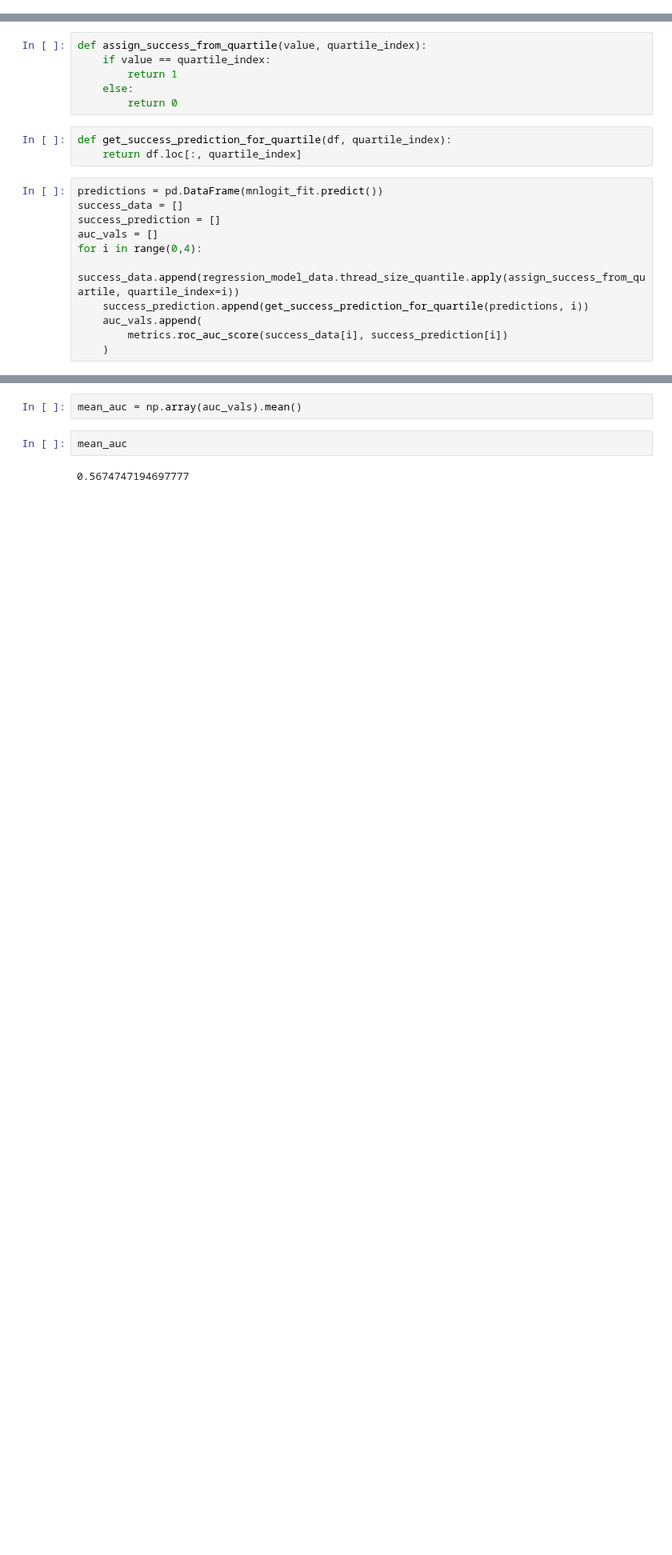
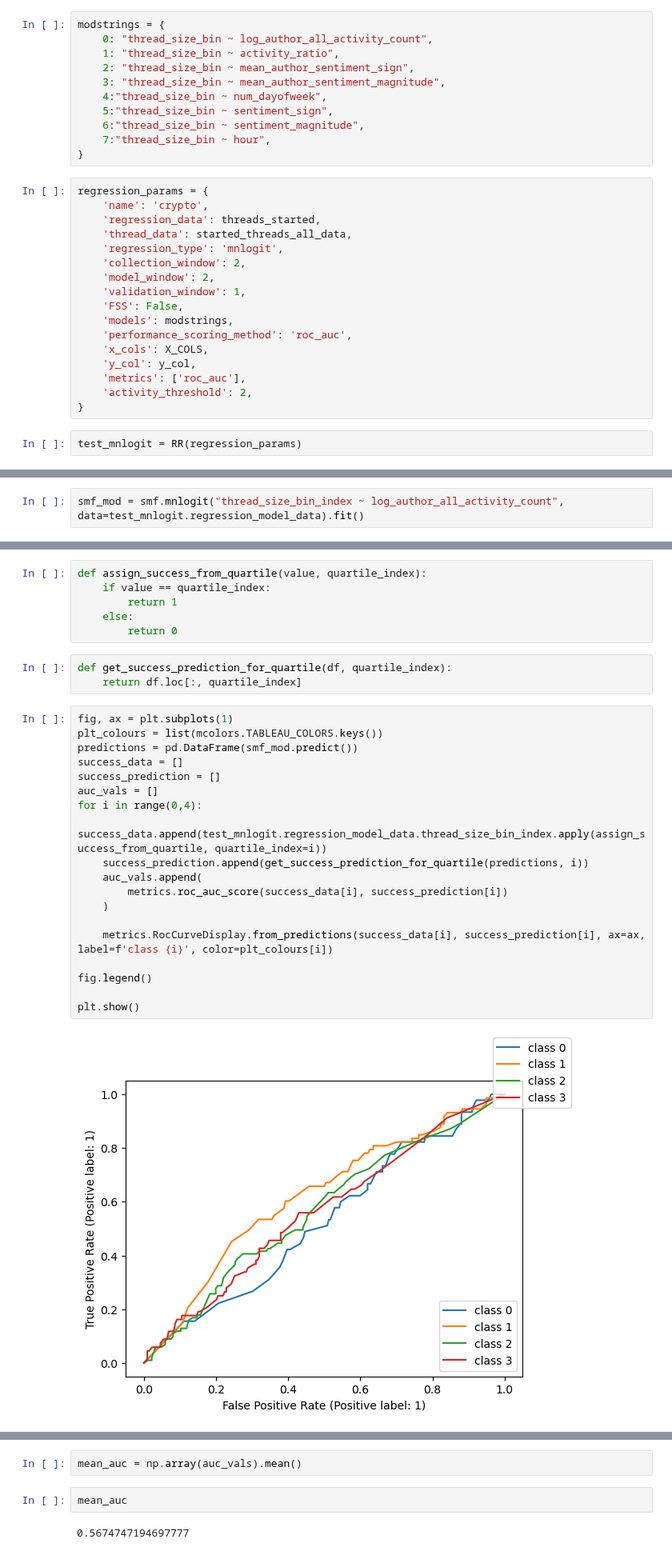
Before and after one commit to caralynch/reddit_analyses, a Jupyter notebook: 28_testing_multinomial_logreg.ipynb, the cells around one changed output, grey strips where cells are left out. Shown at 80% size. Drawn from its saved outputs; the diff is of its cells as text; blank space fills up the shorter version.

Commit message:
testing mnlogit

```diff
--- a/28_testing_multinomial_logreg.ipynb
+++ b/28_testing_multinomial_logreg.ipynb
@@ -281,0 +92,30 @@ predicted_success_probabilities = pd.DataFrame(mnlogit_fit.predict())
+# %%
+modstrings = {
+    0: "thread_size_bin ~ log_author_all_activity_count",
+    1: "thread_size_bin ~ activity_ratio",
+    2: "thread_size_bin ~ mean_author_sentiment_sign",
+    3: "thread_size_bin ~ mean_author_sentiment_magnitude",
+    4:"thread_size_bin ~ num_dayofweek",
+    5:"thread_size_bin ~ sentiment_sign",
+    6:"thread_size_bin ~ sentiment_magnitude",
+    7:"thread_size_bin ~ hour",
+}
+# %%
+regression_params = {
+    'name': 'crypto',
+    'regression_data': threads_started,
+    'thread_data': started_threads_all_data,
+    'regression_type': 'mnlogit',
+    'collection_window': 2,
+    'model_window': 2,
+    'validation_window': 1,
+    'FSS': False,
+    'models': modstrings,
+    'performance_scoring_method': 'roc_auc',
+    'x_cols': X_COLS,
+    'y_col': y_col,
+    'metrics': ['roc_auc'],
+    'activity_threshold': 2,
+}
+# %%
+test_mnlogit = RR(regression_params)
@@ -281,0 +153,2 @@ predicted_success_probabilities = pd.DataFrame(mnlogit_fit.predict())
+# %%
+smf_mod = smf.mnlogit("thread_size_bin_index ~ log_author_all_activity_count", data=test_mnlogit.regression_model_data).fit()
@@ -289,13 +297,23 @@ def assign_success_from_quartile(value, quartile_index):
 def get_success_prediction_for_quartile(df, quartile_index):
     return df.loc[:, quartile_index]
 # %%
-predictions = pd.DataFrame(mnlogit_fit.predict())
+fig, ax = plt.subplots(1)
+plt_colours = list(mcolors.TABLEAU_COLORS.keys())
+predictions = pd.DataFrame(smf_mod.predict())
 success_data = []
 success_prediction = []
 auc_vals = []
 for i in range(0,4):
-    success_data.append(regression_model_data.thread_size_quantile.apply(assign_success_from_quartile, quartile_index=i))
+    success_data.append(test_mnlogit.regression_model_data.thread_size_bin_index.apply(assign_success_from_quartile, quartile_index=i))
     success_prediction.append(get_success_prediction_for_quartile(predictions, i))
     auc_vals.append(
         metrics.roc_auc_score(success_data[i], success_prediction[i])
     )
+
+    metrics.RocCurveDisplay.from_predictions(success_data[i], success_prediction[i], ax=ax, label=f'class {i}', color=plt_colours[i])
+
+fig.legend()
+
+plt.show()
+# %% [output]
+[figure, added]
```
Also changed, not shown: parts of 60 cells of this notebook.
